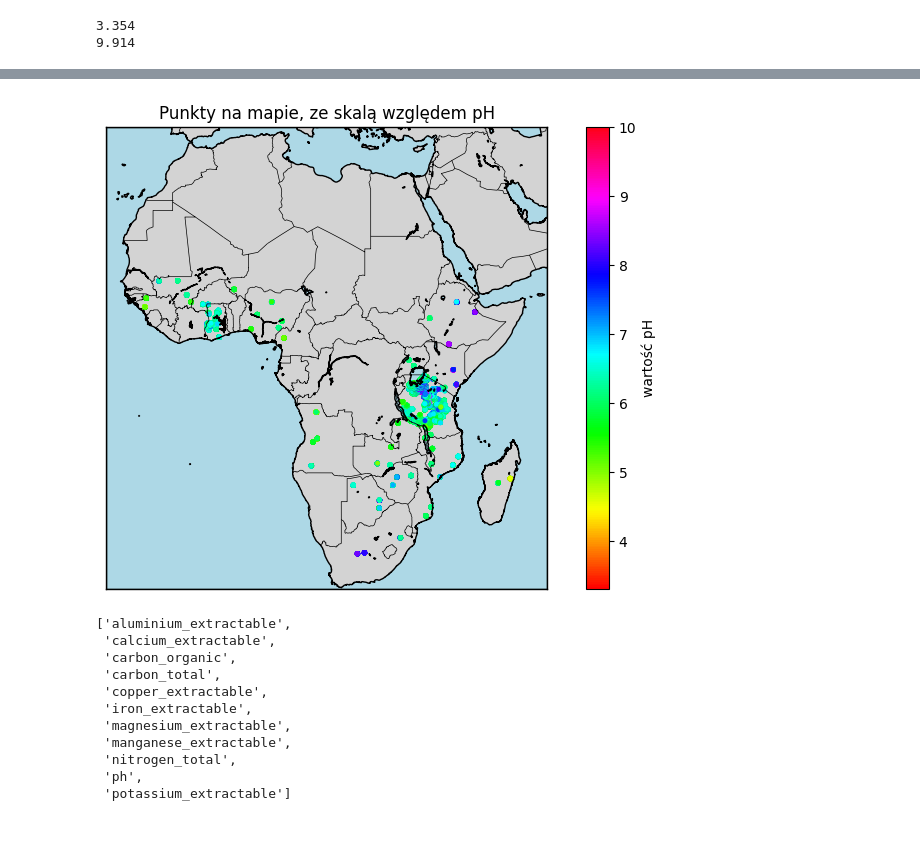
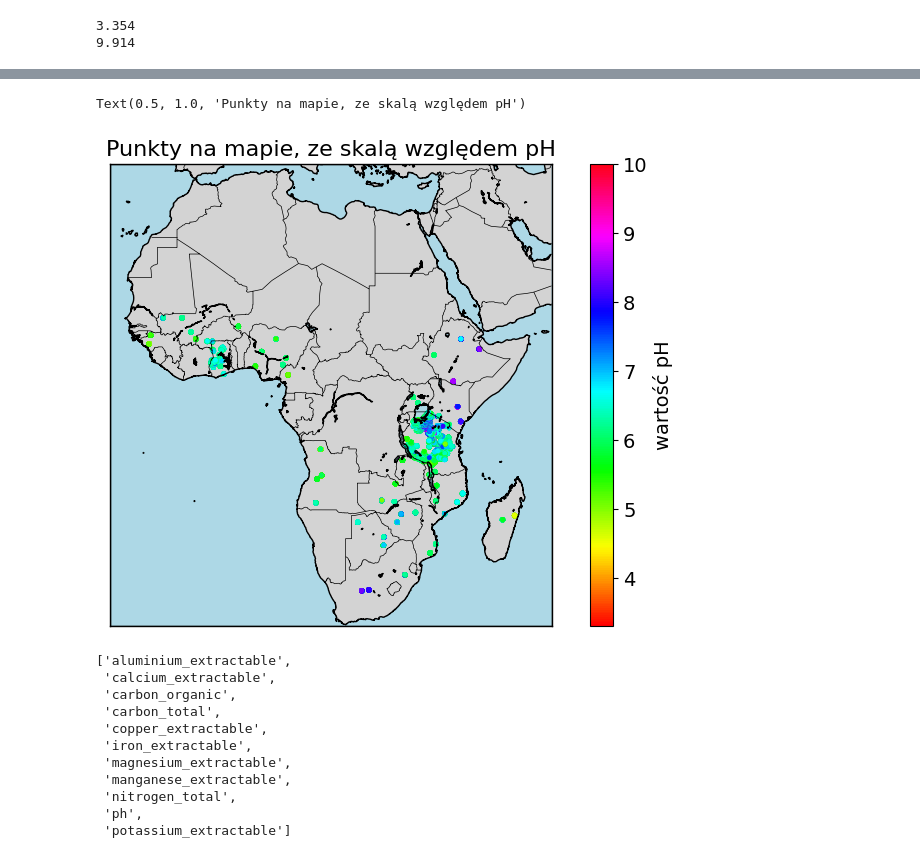
Before and after one commit to amdla/Data-visualisation, a Jupyter notebook: Afryka-ziemia/notebook.ipynb, the cells around one changed output, grey strips where cells are left out. Drawn from its saved outputs; the diff is of its cells as text; code cells hidden in the pictures; blank space fills up the shorter version.

```diff
--- a/Afryka-ziemia/notebook.ipynb
+++ b/Afryka-ziemia/notebook.ipynb
@@ -362,36 +365,39 @@ import numpy as np
 plt.figure(figsize=(10, 6))
 
 # Set basemap to Africa region
 m = Basemap(projection='merc',
             llcrnrlat=-35, urcrnrlat=38,
             llcrnrlon=-20, urcrnrlon=55,
             resolution='i')
 
 m.drawcoastlines()
 m.drawcountries()
 m.drawmapboundary(fill_color='lightblue')
 m.fillcontinents(color='lightgray', lake_color='lightblue')
 
 norm = Normalize(vmin=3.3, vmax=10)
 cmap = cm.hsv  # you can choose any colormap you like
 
 # Extract latitude, longitude and ph values from DataFrame
 lats = df['latitude'].values
 lons = df['longitude'].values
 ph_values = df['ph'].values
 
 # Project the lat/lon points to map coordinates
 x, y = m(lons, lats)
 
 # Create a scatter plot with colored points based on ph values
 sc = m.scatter(x, y, c=ph_values, cmap=cmap, norm=norm, marker='.', s=25)
 
 # Add a colorbar to explain the color mapping
-plt.colorbar(sc, label='wartość pH')
+cbar = plt.colorbar(sc, label='wartość pH')
+cbar.ax.tick_params(labelsize=14)  # Set fontsize of ticks
+cbar.ax.set_ylabel('wartość pH', fontsize=14)  # Set fontsize of label
 
-plt.title("Punkty na mapie, ze skalą względem pH")
+plt.title("Punkty na mapie, ze skalą względem pH", fontsize = 16)
 # %% [output]
+Text(0.5, 1.0, 'Punkty na mapie, ze skalą względem pH')
-[figure, old version]
+[figure, new version]
 # %%
 columns = df.columns.to_list()[6:]
 columns
```
Also changed, not shown: parts of 6 cells of this notebook, 5 other files.
